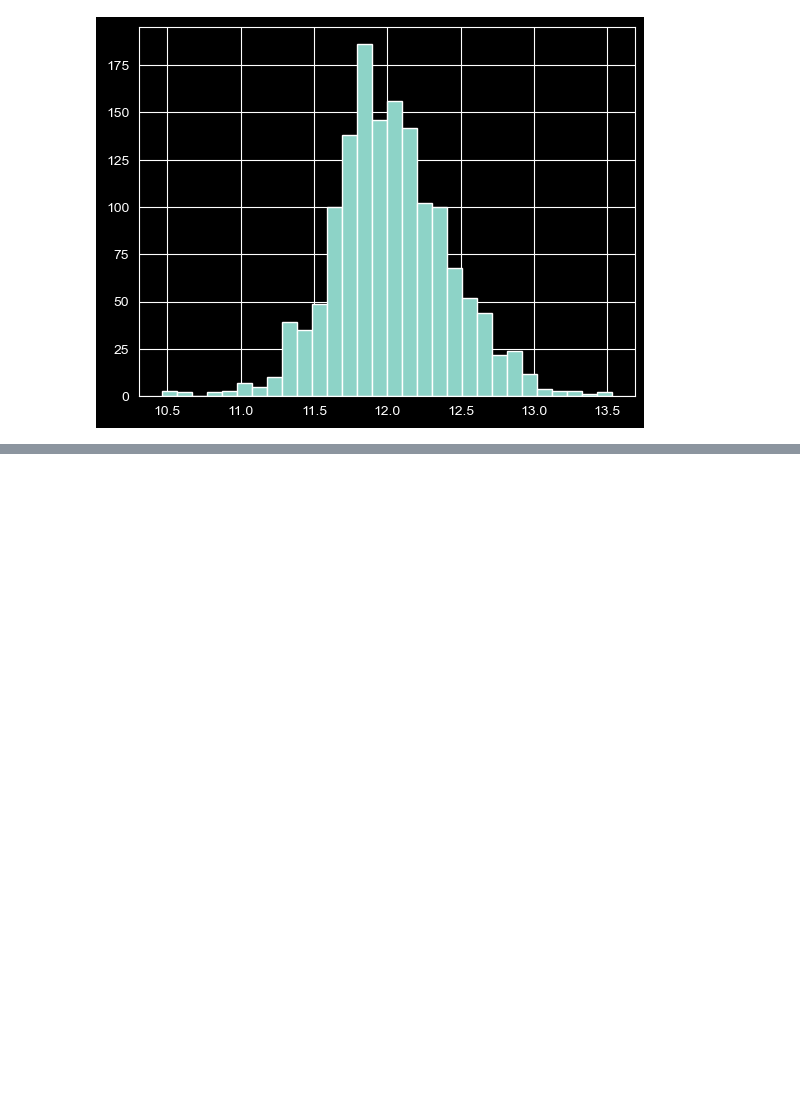
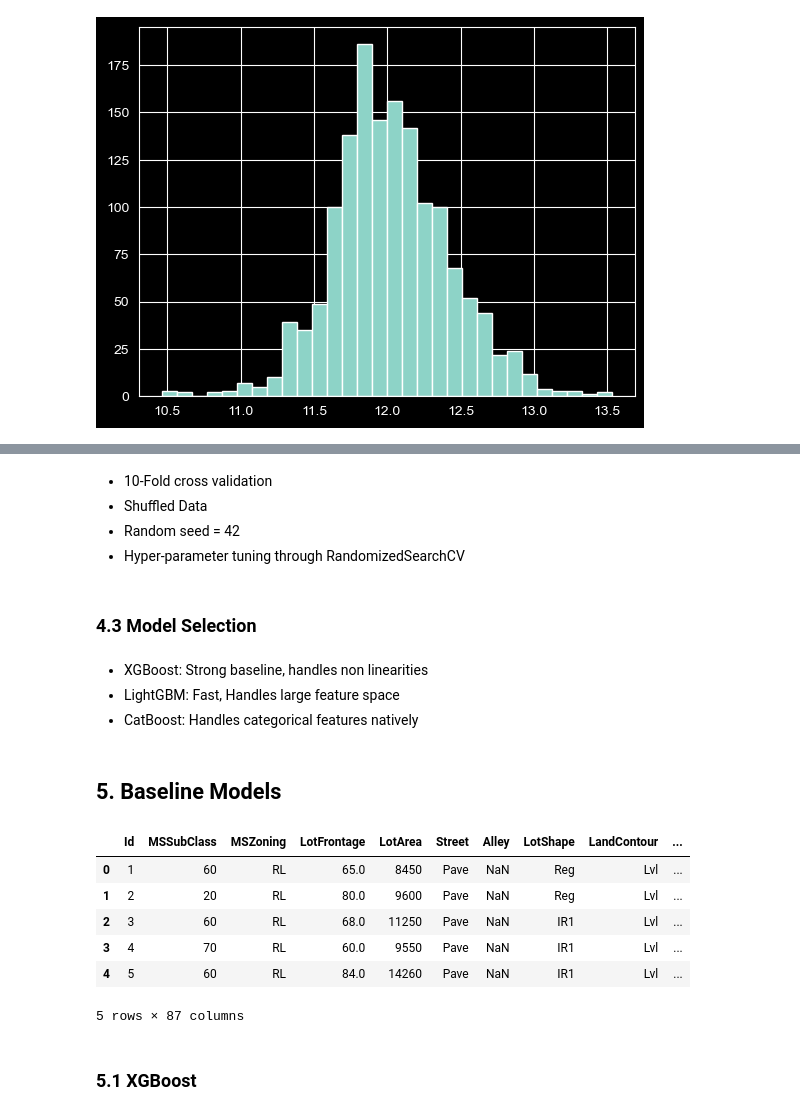
Before and after one commit to DebDev25/House-Prices-Advanced-Regressor, a Jupyter notebook: House_Price_Prediction.ipynb, the cells around one changed output, grey strips where cells are left out. Saved outputs shown, nothing was run; the diff lists cells and outputs as text; code cells hidden in the pictures; blank space fills up the shorter version.

```diff
--- a/House_Price_Prediction.ipynb
+++ b/House_Price_Prediction.ipynb
@@ -614,0 +638,13 @@ plt.hist(house_pricing["SalePrice"], bins=30);
+# %% [markdown]
+ - 10-Fold cross validation
+ - Shuffled Data
+  - Random seed = 42
+- Hyper-parameter tuning through RandomizedSearchCV
+# %% [markdown]
+### 4.3 Model Selection
+# %% [markdown]
+- XGBoost: Strong baseline, handles non linearities
+- LightGBM: Fast, Handles large feature space
+- CatBoost: Handles categorical features natively
+# %% [markdown]
+## 5. Baseline Models
@@ -614,0 +662,10 @@ plt.hist(house_pricing["SalePrice"], bins=30);
+# %%
+house_pricing.head(5)
+# %% [output]
+|  | Id | MSSubClass | MSZoning | LotFrontage | LotArea | Street | Alley | LotShape | LandContour | ... |
+| 0 | 1 | 60 | RL | 65.0 | 8450 | Pave | NaN | Reg | Lvl | ... |
+| 1 | 2 | 20 | RL | 80.0 | 9600 | Pave | NaN | Reg | Lvl | ... |
+| 2 | 3 | 60 | RL | 68.0 | 11250 | Pave | NaN | IR1 | Lvl | ... |
+| 3 | 4 | 70 | RL | 60.0 | 9550 | Pave | NaN | IR1 | Lvl | ... |
+| 4 | 5 | 60 | RL | 84.0 | 14260 | Pave | NaN | IR1 | Lvl | ... |
+5 rows × 87 columns
@@ -614,0 +718,2 @@ plt.hist(house_pricing["SalePrice"], bins=30);
+# %% [markdown]
+### 5.1 XGBoost
```
Also changed, not shown: parts of 53 cells of this notebook.
